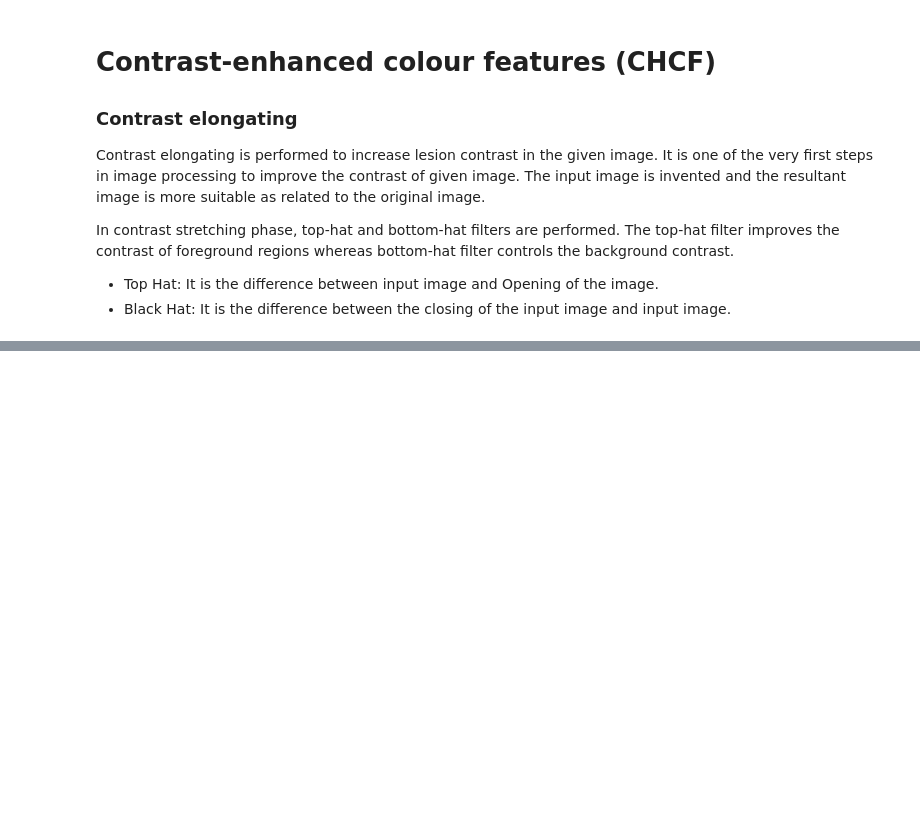
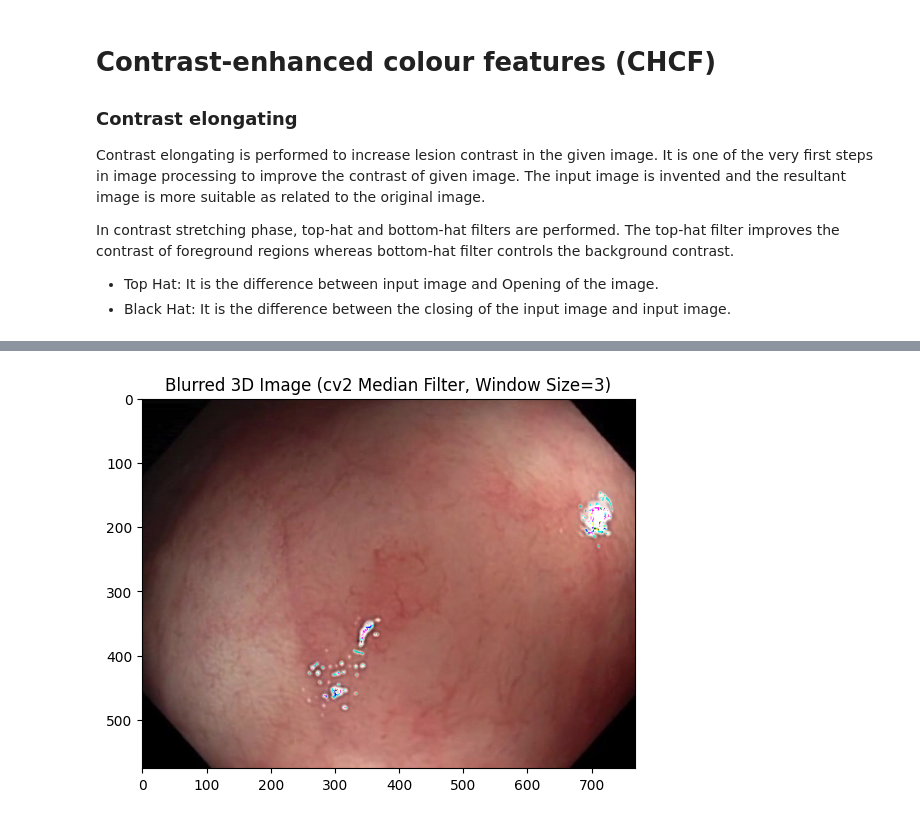
Before and after one commit to MuhammedMiiRanna/Deep-CNN-and-geometric-features-based-diseases-detection-and-classification, a Jupyter notebook: main.ipynb, the cells around one changed output, grey strips where cells are left out. Cells and saved outputs as stored; diff of their text form; code cells hidden in the pictures; blank space fills up the shorter version.

```diff
--- a/main.ipynb
+++ b/main.ipynb
@@ -95,0 +150,17 @@ blackhat_img = cv.morphologyEx(tophat_img, cv.MORPH_BLACKHAT, kernel)
+# %%
+# Apply 3D median filter using cv2 (by applying 2D median filter to each slice)
+image_shape = comb_img.shape  # get the image shape
+window_size = 3  # Adjust this parameter based on the desired level of blurring
+blurred_image = np.zeros_like(comb_img)
+
+for i in range(image_shape[2]):
+    blurred_image[:, :, i] = cv.medianBlur(
+        comb_img[:, :, i].astype(np.uint8), ksize=window_size
+    )
+
+# Display the img
+plt.imshow(comb_img)
+plt.title(f"Blurred 3D Image (cv2 Median Filter, Window Size={window_size})")
+plt.show()
+# %% [output]
+[figure, added]
```
Also changed, not shown: parts of 6 cells of this notebook.
